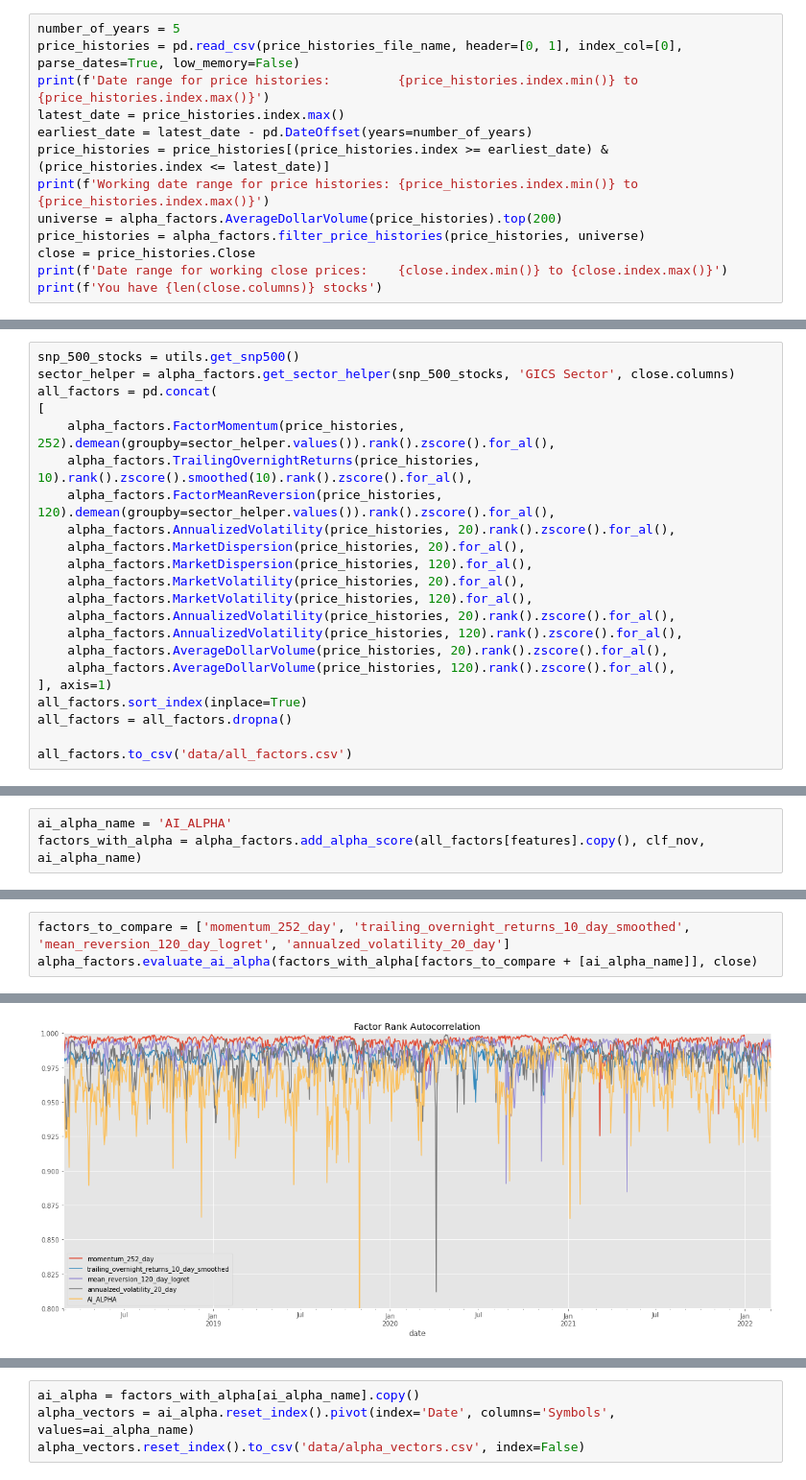
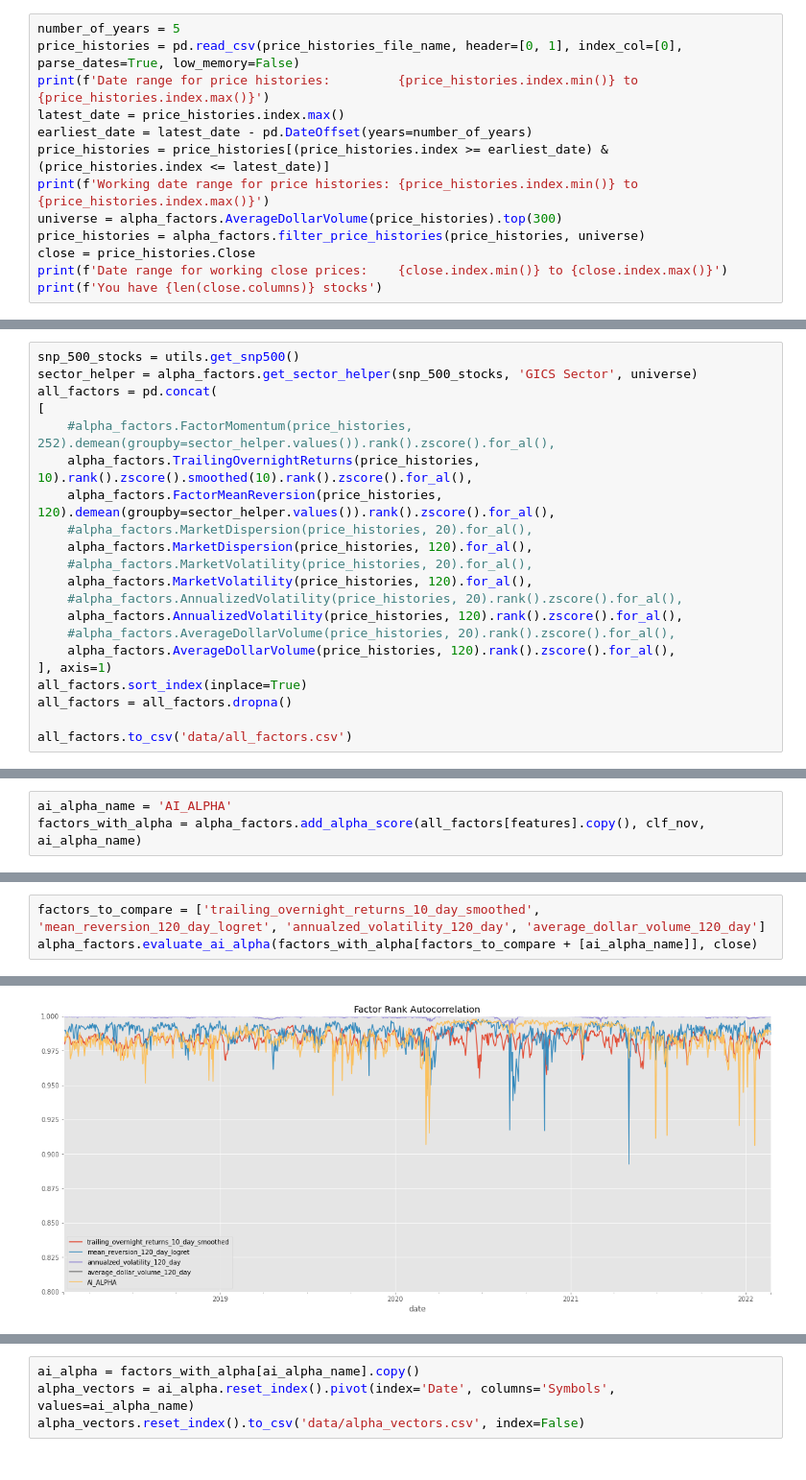
Before and after one commit to nmaiorana/svi-trading-tools, a Jupyter notebook: portfolio-ira/portfolio_workflow_yahoo.ipynb, the cells around one changed output, grey strips where cells are left out. Shown at 96% size. Drawn from its saved outputs; the diff is of its cells as text.

Commit message:
Latest Analysis
Due to the current market, I'm having a hard time getting a model that produces good returns (8% or more)

```diff
--- a/portfolio-ira/portfolio_workflow_yahoo.ipynb
+++ b/portfolio-ira/portfolio_workflow_yahoo.ipynb
@@ -72,7 +72,7 @@ latest_date = price_histories.index.max()
 earliest_date = latest_date - pd.DateOffset(years=number_of_years)
 price_histories = price_histories[(price_histories.index >= earliest_date) & (price_histories.index <= latest_date)]
 print(f'Working date range for price histories: {price_histories.index.min()} to {price_histories.index.max()}')
-universe = alpha_factors.AverageDollarVolume(price_histories).top(200)
+universe = alpha_factors.AverageDollarVolume(price_histories).top(300)
 price_histories = alpha_factors.filter_price_histories(price_histories, universe)
 close = price_histories.Close
 print(f'Date range for working close prices:    {close.index.min()} to {close.index.max()}')
@@ -126,20 +126,19 @@ close
 - Save Alpha Factors
 # %%
 snp_500_stocks = utils.get_snp500()
-sector_helper = alpha_factors.get_sector_helper(snp_500_stocks, 'GICS Sector', close.columns)
+sector_helper = alpha_factors.get_sector_helper(snp_500_stocks, 'GICS Sector', universe)
 all_factors = pd.concat(
 [
-    alpha_factors.FactorMomentum(price_histories, 252).demean(groupby=sector_helper.values()).rank().zscore().for_al(),
+    #alpha_factors.FactorMomentum(price_histories, 252).demean(groupby=sector_helper.values()).rank().zscore().for_al(),
     alpha_factors.TrailingOvernightReturns(price_histories, 10).rank().zscore().smoothed(10).rank().zscore().for_al(),
     alpha_factors.FactorMeanReversion(price_histories, 120).demean(groupby=sector_helper.values()).rank().zscore().for_al(),
-    alpha_factors.AnnualizedVolatility(price_histories, 20).rank().zscore().for_al(),
-    alpha_factors.MarketDispersion(price_histories, 20).for_al(),
+    #alpha_factors.MarketDispersion(price_histories, 20).for_al(),
     alpha_factors.MarketDispersion(price_histories, 120).for_al(),
-    alpha_factors.MarketVolatility(price_histories, 20).for_al(),
+    #alpha_factors.MarketVolatility(price_histories, 20).for_al(),
     alpha_factors.MarketVolatility(price_histories, 120).for_al(),
-    alpha_factors.AnnualizedVolatility(price_histories, 20).rank().zscore().for_al(),
+    #alpha_factors.AnnualizedVolatility(price_histories, 20).rank().zscore().for_al(),
     alpha_factors.AnnualizedVolatility(price_histories, 120).rank().zscore().for_al(),
-    alpha_factors.AverageDollarVolume(price_histories, 20).rank().zscore().for_al(),
+    #alpha_factors.AverageDollarVolume(price_histories, 20).rank().zscore().for_al(),
     alpha_factors.AverageDollarVolume(price_histories, 120).rank().zscore().for_al(),
 ], axis=1)
 all_factors.sort_index(inplace=True)
@@ -229,4 +228,4 @@ factors_with_alpha
 # %%
-factors_to_compare = ['momentum_252_day', 'trailing_overnight_returns_10_day_smoothed', 'mean_reversion_120_day_logret', 'annualzed_volatility_20_day']
+factors_to_compare = ['trailing_overnight_returns_10_day_smoothed', 'mean_reversion_120_day_logret', 'annualzed_volatility_120_day', 'average_dollar_volume_120_day']
 alpha_factors.evaluate_ai_alpha(factors_with_alpha[factors_to_compare + [ai_alpha_name]], close)
 # %% [output]
@@ -251 +253 @@ AI_ALPHA                                            2.57
-[figure, old version]
+[figure, new version]
```
Also changed, not shown: parts of 12 cells of this notebook, 4 other files.
